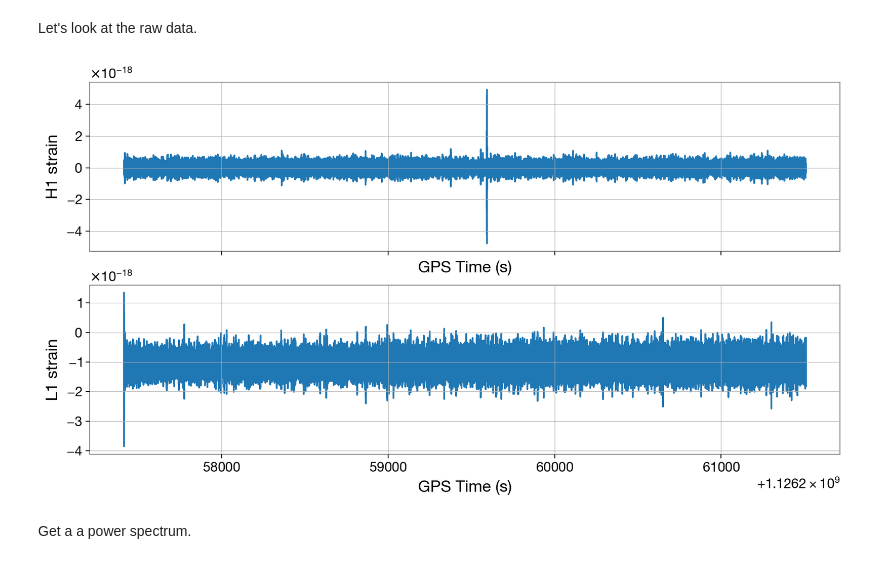
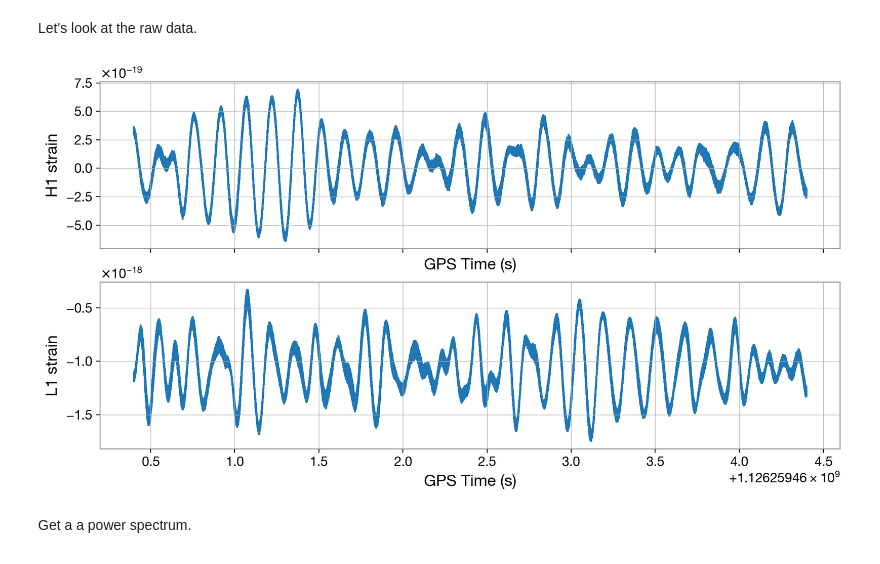
Before and after one commit to maxisi/gwtunes, a Jupyter notebook: gw150914.ipynb, the cells around one changed output. Cells and saved outputs as stored; diff of their text form; code cells hidden in the pictures.

```diff
--- a/gw150914.ipynb
+++ b/gw150914.ipynb
@@ -30,17 +30,17 @@ duration_in_seconds = 4096
 start_time = int(t0 - 0.5*duration_in_seconds)
 end_time = int(t0 + 0.5*duration_in_seconds)
 # %%
-data_dict = {ifo: TimeSeries.fetch_open_data(ifo, start_time, end_time) for ifo in ifos}
+data_dict = {ifo: TimeSeries.fetch_open_data(ifo, start_time, end_time, sample_rate=16384) for ifo in ifos}
 # %% [markdown]
 Let's look at the raw data.
 # %%
 fig, axs = plt.subplots(2, 1, figsize=(12, 6), sharex=True)
 for ax, (ifo, data) in zip(axs, data_dict.items()):
-    ax.plot(data)
+    ax.plot(data.crop(t0-2, t0+2))
     ax.set_ylabel('{} strain'.format(ifo))
     ax.set_xlabel('GPS Time (s)')
 # %% [output]
-[figure, old version]
+[figure, new version]
 # %% [markdown]
 Get a a power spectrum.
 # %%
```
Also changed, not shown: parts of 3 cells of this notebook.
